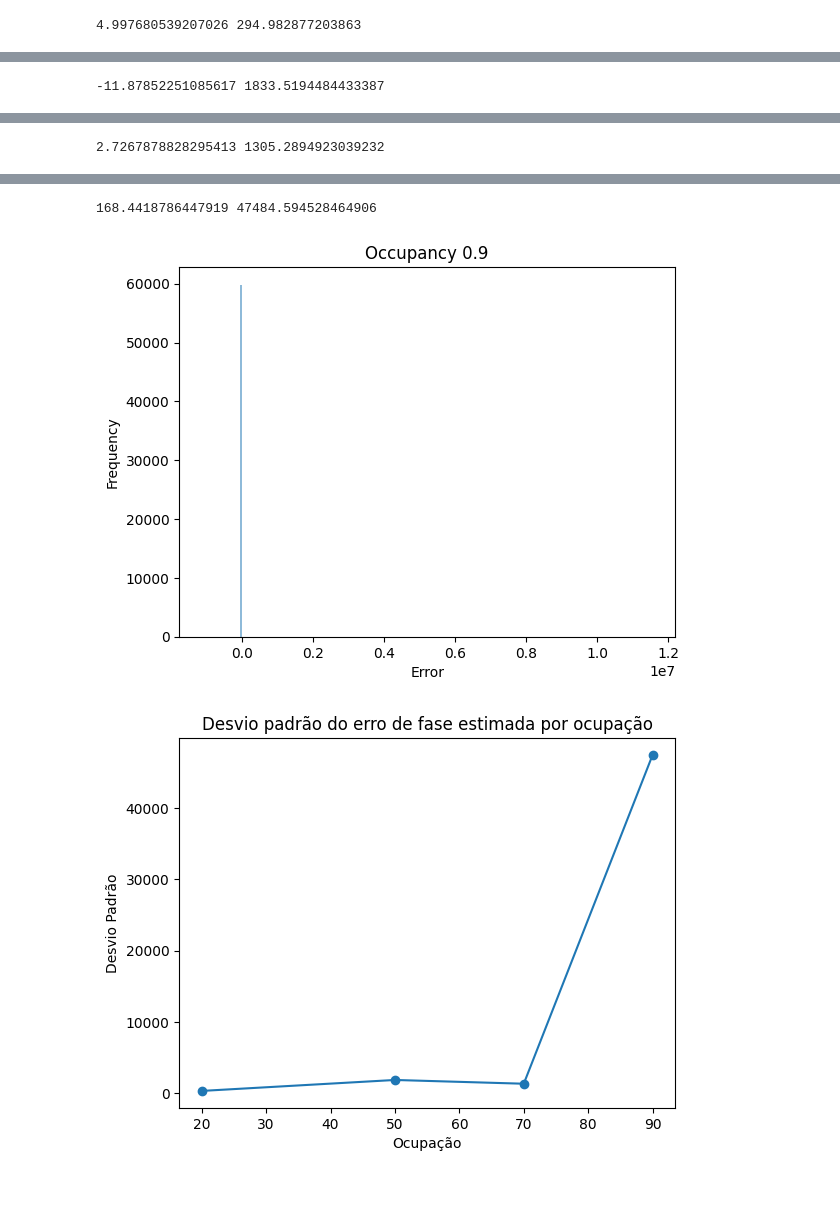
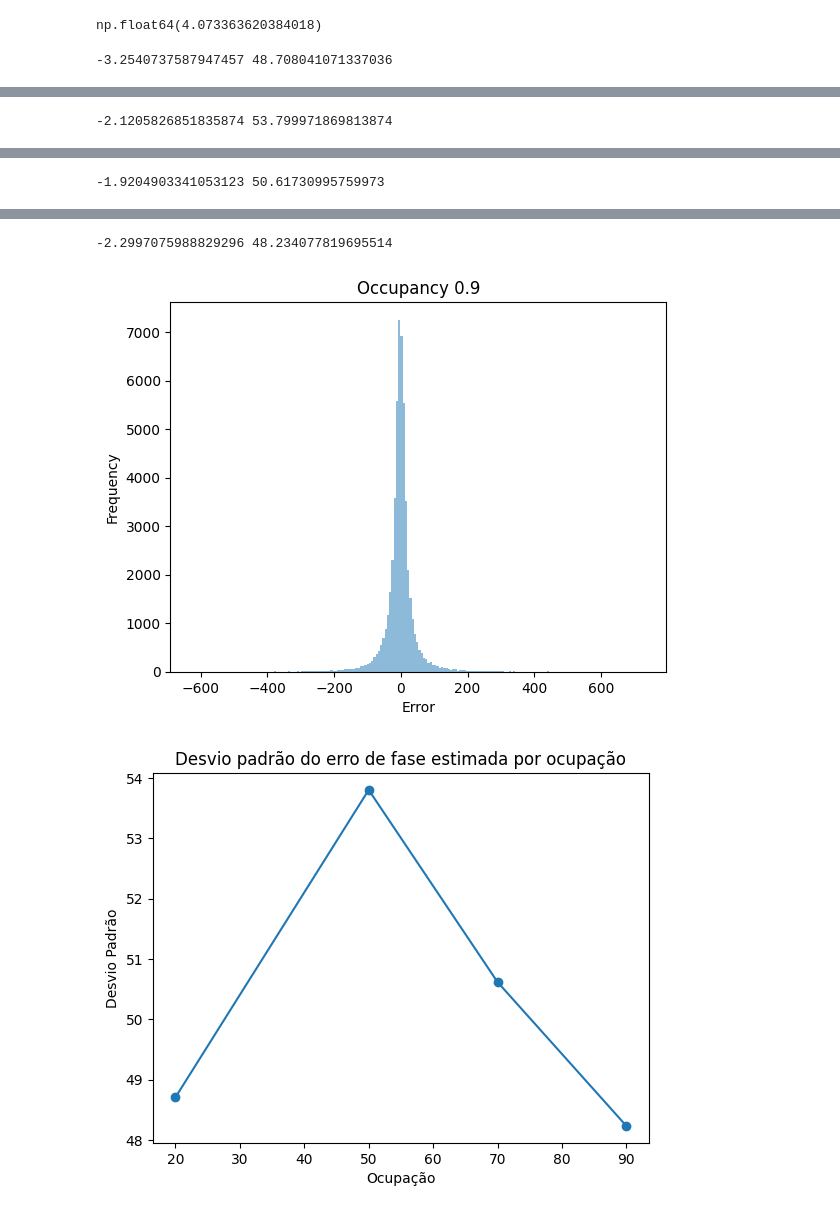
Before and after one commit to Caua-Gomes2005/Nelder-Mead_Rede-Neural, a Jupyter notebook: nelder_mead_phases.ipynb, the cells around one changed output, grey strips where cells are left out. Cells and saved outputs as stored; diff of their text form; code cells hidden in the pictures.

```diff
--- a/nelder_mead_phases.ipynb
+++ b/nelder_mead_phases.ipynb
@@ -190,6 +179,12 @@ def load_results():
         pd.read_csv(r'.\tests_nm\results\nm_occ0.9.csv'),
     ]
     return resultados
+# %%
+df = load_results()
+dfiltrado = df[i][df[i]['EstimatedAmplitude'] < 50]
+dfiltrado['EstimatedAmplitude'].mean()
+# %% [output]
+np.float64(4.073363620384018)
 # %%
 df = load_results()
 
@@ -198,7 +193,7 @@ occ = [20, 50, 70, 90]
 
 
 for i in range(len(df)):
-    dfiltrado = df[i][df[i]['TrueAmplitude'] > 5]
+    dfiltrado = df[i][df[i]['EstimatedAmplitude'] > 10]
     error = dfiltrado['TruePhase'] - dfiltrado['PhaseEstimada']
     #dfiltrado['Error'] = dfiltrado['Error']/dfiltrado['Error'].max()  # Normaliza o erro
     plt.hist(error, bins=200, alpha=0.5)
@@ -215,4 +210,4 @@ plt.xlabel('Ocupação')
 plt.ylabel('Desvio Padrão')
 plt.show()
 # %% [output]
-4.997680539207026 294.982877203863
+-3.2540737587947457 48.708041071337036
@@ -220 +215 @@ plt.show()
--11.87852251085617 1833.5194484433387
+-2.1205826851835874 53.799971869813874
@@ -222 +217 @@ plt.show()
-2.7267878828295413 1305.2894923039232
+-1.9204903341053123 50.61730995759973
@@ -224,3 +219,3 @@ plt.show()
-168.4418786447919 47484.594528464906
+-2.2997075988829296 48.234077819695514
-[figure, old version]
+[figure, new version]
-[figure, old version]
+[figure, new version]
```
Also changed, not shown: parts of 6 cells of this notebook, 5 other files.
